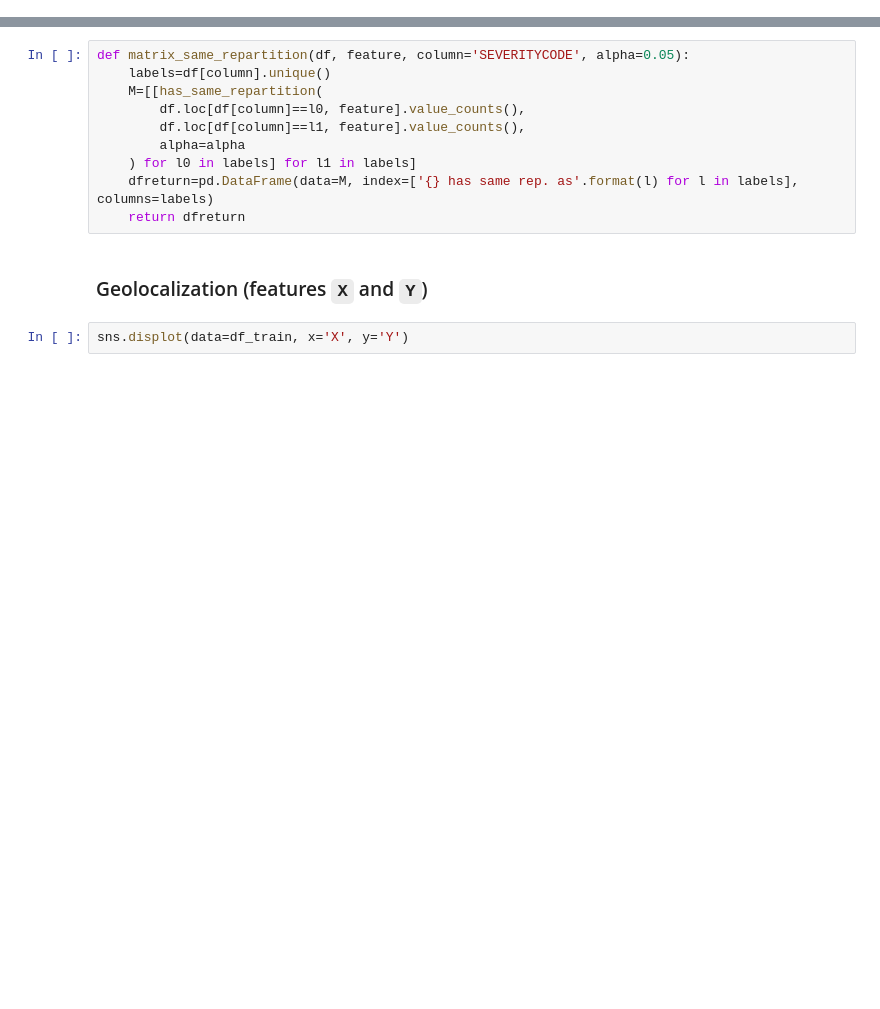
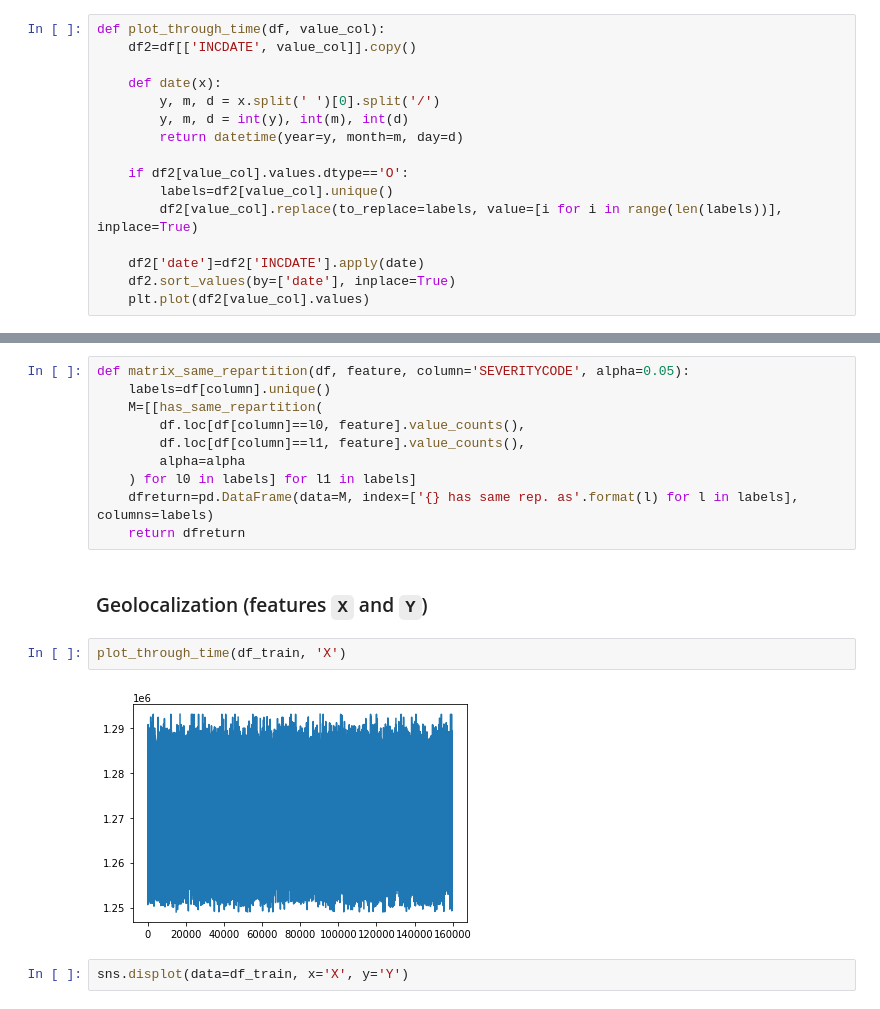
Before and after one commit to tm21218/Coursera_Capstone, a Jupyter notebook: Notebook.ipynb, the cells around one changed output, grey strips where cells are left out. Drawn from its saved outputs; the diff is of its cells as text; blank space fills up the shorter version.

```diff
--- a/Lesson 9 - week 1.ipynb
+++ b/Notebook.ipynb
@@ -261,3 +265,19 @@ def histo_presentation(df, col_histo, col_data, colors=None, x_labels=None, x_we
+# %%
+def plot_through_time(df, value_col):
+    df2=df[['INCDATE', value_col]].copy()
+
+    def date(x):
+        y, m, d = x.split(' ')[0].split('/')
+        y, m, d = int(y), int(m), int(d)
+        return datetime(year=y, month=m, day=d)
+
+    if df2[value_col].values.dtype=='O':
+        labels=df2[value_col].unique()
+        df2[value_col].replace(to_replace=labels, value=[i for i in range(len(labels))], inplace=True)
+
+    df2['date']=df2['INCDATE'].apply(date)
+    df2.sort_values(by=['date'], inplace=True)
+    plt.plot(df2[value_col].values)
 # %%
 def missing_value_rate(df, target, value_col):
     df1=df[[value_col]].isna().join(df[target]).rename(columns={value_col:'Nb of missing values for {}'.format(value_col)}).groupby(target).sum()
@@ -301,6 +321,10 @@ def matrix_same_repartition(df, feature, column='SEVERITYCODE', alpha=0.05):
     return dfreturn
 # %% [markdown]
 ### Geolocalization (features `X` and `Y`)
+# %%
+plot_through_time(df_train, 'X')
+# %% [output]
+[figure, added]
 # %%
 sns.displot(data=df_train, x='X', y='Y')
 # %% [output]
```
Also changed, not shown: parts of 30 cells of this notebook.
